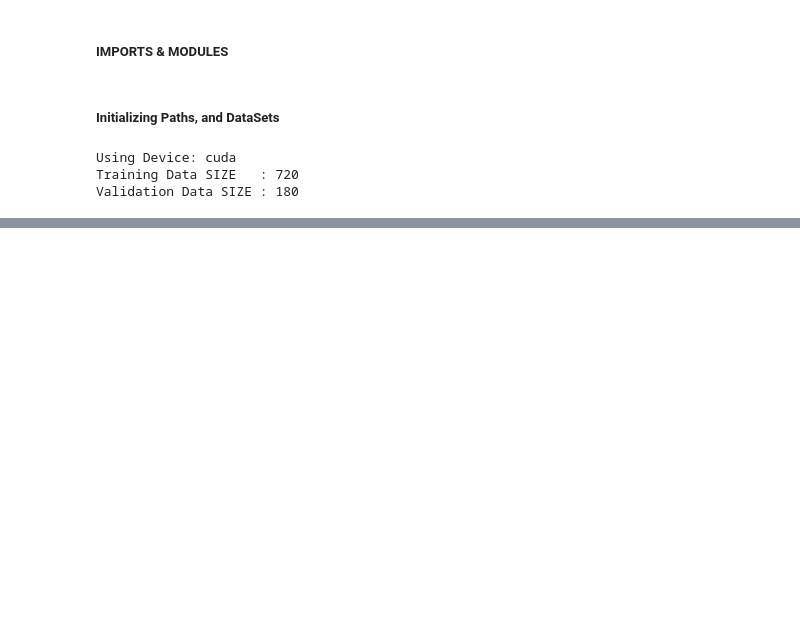
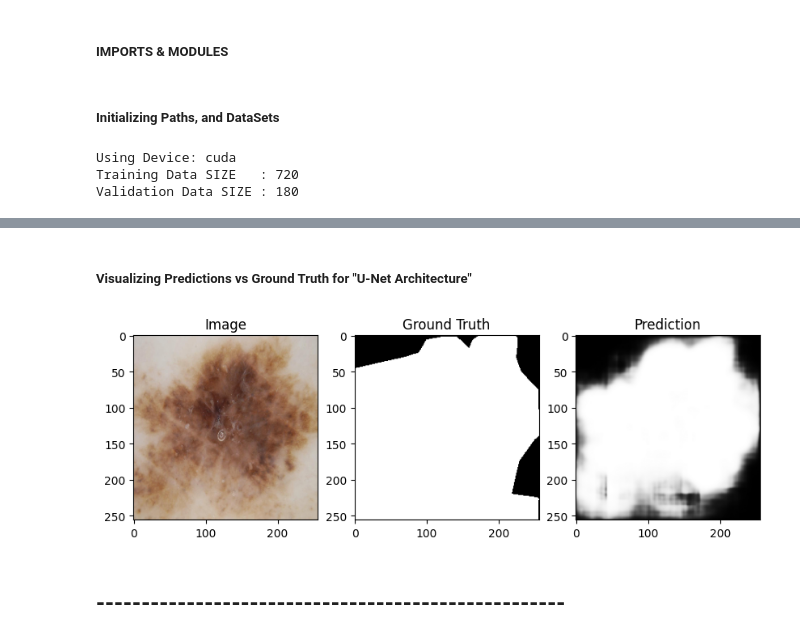
Before and after one commit to MTHC582/Deep-Learning-for-Medical-Image-Segmentation-and-Diagnosis, a Jupyter notebook: 2_Models_&Training.ipynb, the cells around one changed output, grey strips where cells are left out. Saved outputs shown, nothing was run; the diff lists cells and outputs as text; code cells hidden in the pictures; blank space fills up the shorter version.

Commit message:
Changes to Model file

```diff
--- a/2_Models_&Training.ipynb
+++ b/2_Models_&Training.ipynb
@@ -158,11 +163,12 @@ scheduler = torch.optim.lr_scheduler.ReduceLROnPlateau(
 # %%
-# Training loop with validation, metrics, and model checkpointing
+
+# Creating a Folder to store the best_model.pth
+os.makedirs("models", exist_ok = True)
 
 epochs = 50
 best_dice = 0
 
 for epoch in range(epochs):
-
     # ---- TRAIN ----
     model.train()
     train_loss = 0
@@ -208,13 +214,13 @@ for epoch in range(epochs):
     # Save best model
     if avg_dice > best_dice:
         best_dice = avg_dice
-        torch.save(model.state_dict(), "best_model.pth")
+        torch.save(model.state_dict(), "models/best_model.pth")
 
     print(f"""
-Epoch {epoch+1}/{epochs}
-Train Loss: {train_loss/len(train_loader):.4f}
-Val Loss  : {val_loss/len(val_loader):.4f}
+Epoch {epoch + 1}/{epochs}
+Train Loss: {train_loss / len(train_loader):.4f}
+Val Loss  : {val_loss / len(val_loader):.4f}
 Dice Score: {avg_dice:.4f}
-IoU Score : {total_iou/len(val_loader):.4f}
+IoU Score : {total_iou / len(val_loader):.4f}
 """)
 # %% [output]
@@ -221,0 +247,4 @@ KeyboardInterrupt:
+# %%
+
+model.load_state_dict(torch.load("models/best_model.pth"))
+model.eval()
@@ -221,0 +269,34 @@ KeyboardInterrupt:
+# %% [markdown]
+
+##### Visualizing Predictions vs Ground Truth for "U-Net Architecture"
+# %%
+# import matplotlib.pyplot as plt
+
+images, masks = next(iter(val_loader))
+images = images.to(device)
+
+with torch.no_grad():
+    preds = model(images)
+    preds = torch.sigmoid(preds)
+
+preds = preds.cpu().numpy()
+
+plt.figure(figsize=(10,5))
+
+plt.subplot(1,3,1)
+plt.title("Image")
+plt.imshow(images[0].cpu().permute(1,2,0))
+
+plt.subplot(1,3,2)
+plt.title("Ground Truth")
+plt.imshow(masks[0].squeeze(), cmap='gray')
+
+plt.subplot(1,3,3)
+plt.title("Prediction")
+plt.imshow(preds[0].squeeze(), cmap='gray')
+
+plt.show()
+# %% [output]
+[figure, added]
+# %% [markdown]
+## ----------------------------------------------------
```
Also changed, not shown: parts of 24 cells of this notebook.
